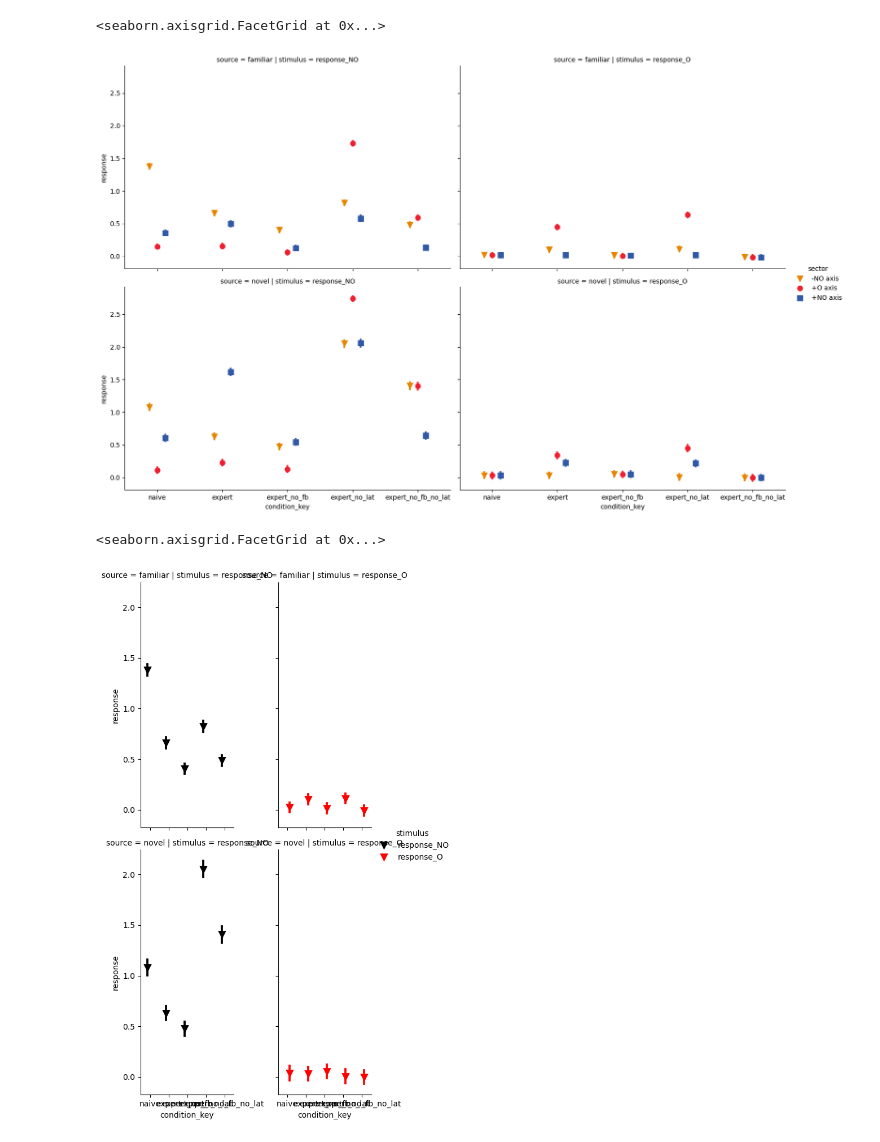
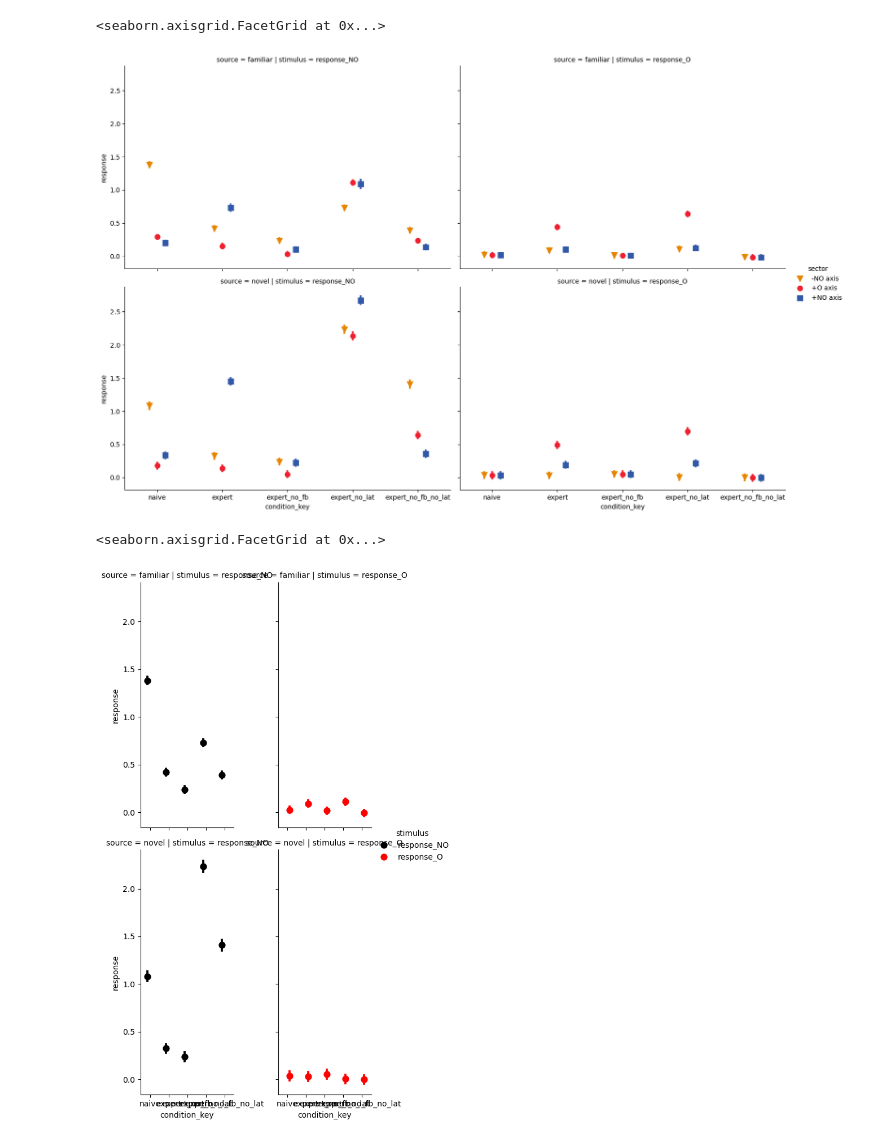
Before and after one commit to matushalak/context-contrasting, a Jupyter notebook: paper_v2/silencing_quant.ipynb, the cells around one changed output. Saved outputs shown, nothing was run; the diff lists cells and outputs as text; code cells hidden in the pictures.

```diff
--- a/paper_v2/silencing_quant.ipynb
+++ b/paper_v2/silencing_quant.ipynb
@@ -32,7 +90,7 @@ dat = pd.melt(data,
         var_name= 'stimulus',
         value_name='response'
         )
-dat['response'] = dat.response.clip(upper=3)
+# dat['response'] = dat.response.clip(upper=3)
 sns.catplot(dat, col = 'stimulus', row = 'source', y = 'response', x = 'condition_key', hue = 'sector',
             # kind = 'bar',
             kind = 'point', dodge = .25,
@@ -44,28 +102,27 @@ sns.catplot(dat, col = 'stimulus', row = 'source', y = 'response', x = 'conditio
             hue_order = ['-NO axis', '+O axis', '+NO axis'],
             palette=COLORS,
             aspect = 1.5)
-# plt.ylim(-0.2,2)
 # %% [output]
 <seaborn.axisgrid.FacetGrid at 0x...>
-[figure, old version]
+[figure, new version]
 # %%
 sns.catplot(dat.loc[dat.sector.eq('-NO axis')], col = 'stimulus', row = 'source', y = 'response', x = 'condition_key',
             hue = 'stimulus',
             # kind = 'bar',
             kind = 'point', dodge = .25,
             # linestyles = ['-', '--', ':'],
             linestyle = 'none',
-            markers = 'v',
-            errorbar = ('se', 3),
+            markers = 'o',
+            errorbar = ('se', 2),
             order = ['naive', 'expert', 'expert_no_fb', 'expert_no_lat', 'expert_no_fb_no_lat'],
             # hue_order = ['-NO axis', '+O axis', '+NO axis'],
             palette={'response_NO':"black", 'response_O':'red'},
             aspect = 0.5,
             height = 5
             )
 # %% [output]
 <seaborn.axisgrid.FacetGrid at 0x...>
-[figure, old version]
+[figure, new version]
 # %%
 sns.catplot(dat.loc[dat.sector.eq('+O axis')], col = 'stimulus', row = 'source', y = 'response', x = 'condition_key',
             hue = 'stimulus',
```
Also changed, not shown: parts of 4 cells of this notebook, 16 other files.
